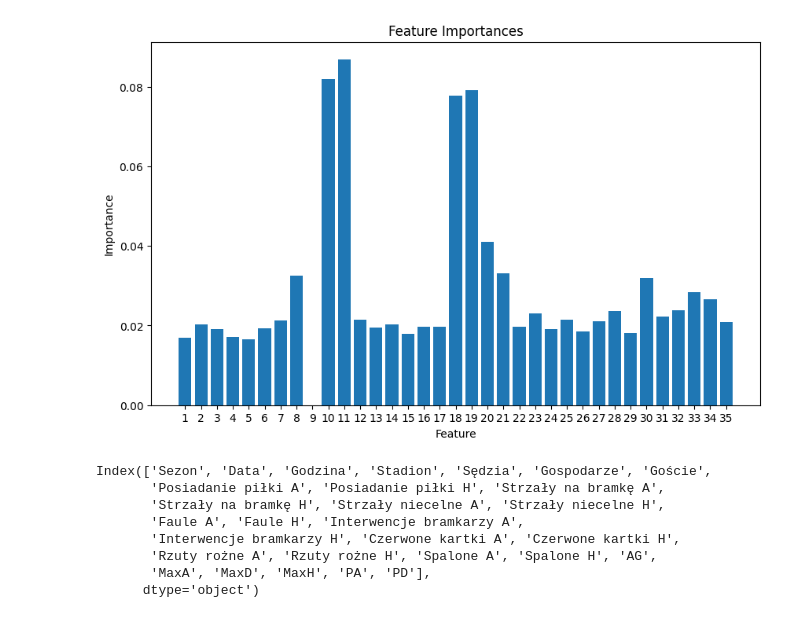
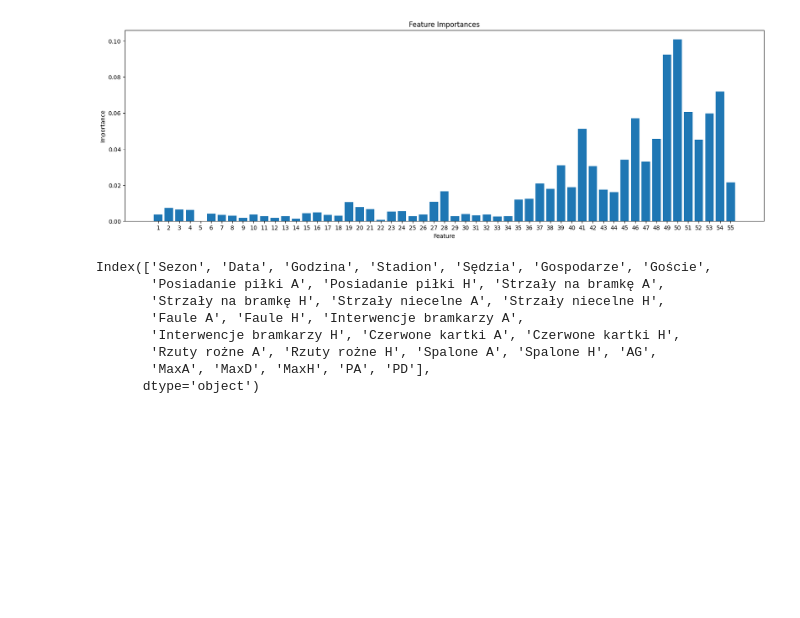
Before and after one commit to jadasek/betting-odds, a Jupyter notebook: eda 2.ipynb, the cells around one changed output. Drawn from its saved outputs; the diff is of its cells as text; code cells hidden in the pictures; blank space fills up the shorter version.

```diff
--- a/eda 2.ipynb
+++ b/eda 2.ipynb
@@ -59,0 +130,11 @@ data.dropna()
+# %%
+import numpy as np
+
+unique_values_godzina= []
+
+unique_values_godzina = data['Godzina'].unique().tolist()
+
+unique_values_godzina = set(unique_values_godzina)
+unique_values_godzina = {index: value for index, value in enumerate(unique_values_godzina)}
+unique_values_godzina = dict(zip(unique_values_godzina.values(), unique_values_godzina.keys()))
+data['Godzina'] = data['Godzina'].map(unique_values_godzina)
@@ -60,2 +157,8 @@ data.dropna()
+# %%
+data.iloc[:, 38:60] = data.iloc[:, 38:60].astype('category')
+data.iloc[:, 2:4] = data.iloc[:, 2:4].astype('category')
+data['Stadion'] = data['Stadion'].astype('category')
+data['Sędzia'] = data['Stadion'].astype('category')
+data['Godzina'] = data['Godzina'].astype('category')
 # %%
-data = data.drop(data[['AG','HG']],axis = 1)
+data = data.drop(data[['AG','HG','Data','Sezon']],axis = 1)
@@ -74,21 +193,10 @@ from sklearn.metrics import mean_absolute_error
 
 label_encoder = LabelEncoder()
 
-for column in train_features.columns:
-    if train_features[column].dtype == 'O':  # Sprawdzenie typu kolumny (kategoryczna)
-        #train_features[column] = train_features[column].astype('category')
-        train_features[column] = label_encoder.fit_transform(train_features[column])
-
-for column in test_features.columns:
-    if test_features[column].dtype == 'O':  # Sprawdzenie typu kolumny (kategoryczna)
-        #train_features[column] = train_features[column].astype('category')
-        test_features[column] = label_encoder.fit_transform(test_features[column])
-
-display(train_features)
 train_labels_encoded = label_encoder.fit_transform(train_labels)
 test_labels_encoded = label_encoder.transform(test_labels)
 
-model = xgb.XGBClassifier()
+model = xgb.XGBClassifier(tree_method="gpu_hist", enable_categorical=True)
 model.fit(train_features, train_labels_encoded) #xgb_model=r"C:\Users\tymot\Desktop\Projekty\Prawdopodobieństwa fragów\xgboostModel")
 
 pred_labels_encoded = model.predict(test_features)
@@ -124,15 +223,15 @@ array([0.01689372, 0.02035274, 0.01914626, 0.0170952 , 0.01658867,
       dtype=float32)
 # %%
 import matplotlib.pyplot as plt
-plt.figure(figsize=(10, 6))
+plt.figure(figsize=(20, 6))
 plt.bar(range(len(model.feature_importances_)), model.feature_importances_)
 plt.xlabel('Feature')
 plt.ylabel('Importance')
 plt.title('Feature Importances')
 plt.xticks(range(len(model.feature_importances_)), range(1, len(model.feature_importances_)+1))
 plt.show()
 # %% [output]
-[figure, old version]
+[figure, new version]
 # %%
 test_features.columns
 # %% [output]
```
Also changed, not shown: parts of 12 cells of this notebook.
